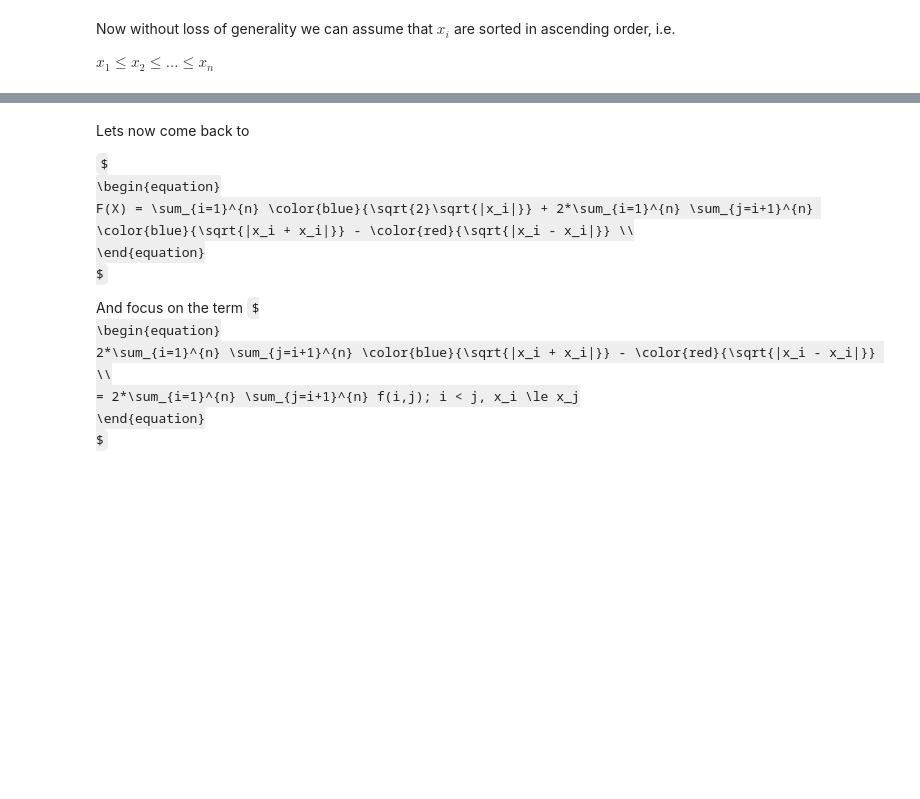
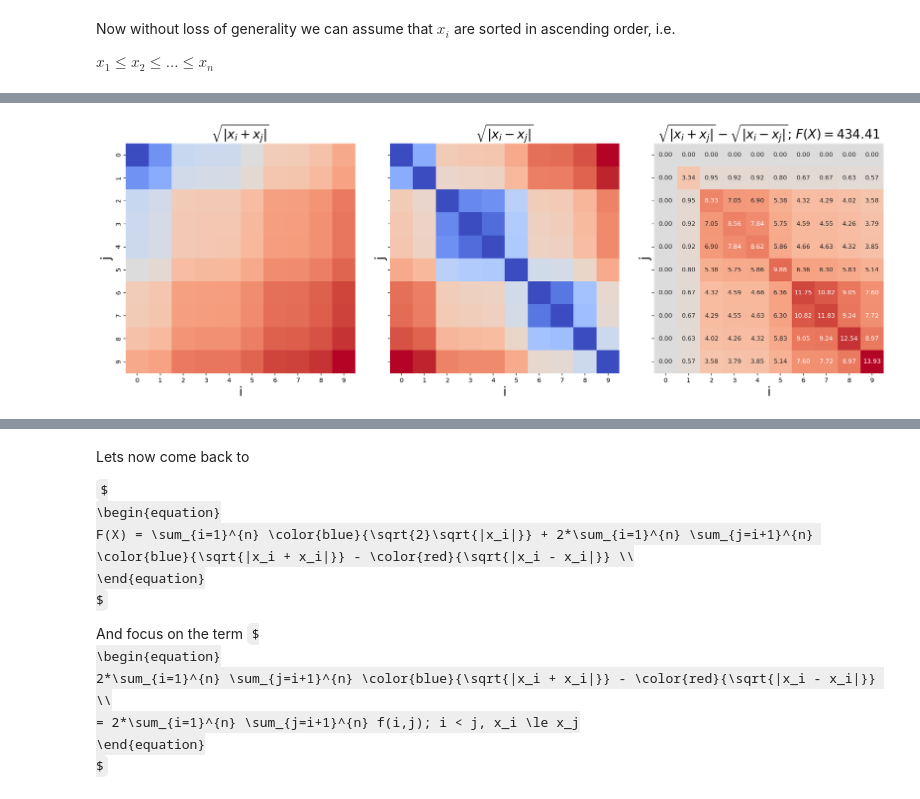
Before and after one commit to napsternxg/ipython-notebooks, a Jupyter notebook: Slide Notebooks/IMO 2021 - Problem 2.ipynb, the cells around one changed output, grey strips where cells are left out. Drawn from its saved outputs; the diff is of its cells as text; code cells hidden in the pictures; some formulas as TeX source; blank space fills up the shorter version.

```diff
--- a/Slide Notebooks/IMO 2021 - Problem 2.ipynb
+++ b/Slide Notebooks/IMO 2021 - Problem 2.ipynb
@@ -166,0 +192,6 @@ plot_heatmaps(F, f1, f2)
+# %%
+X1 = X - X.min()
+F, f1, f2 = get_F(X1)
+plot_heatmaps(F, f1, f2)
+# %% [output]
+[figure, added]
```
Also changed, not shown: parts of 9 cells of this notebook.
